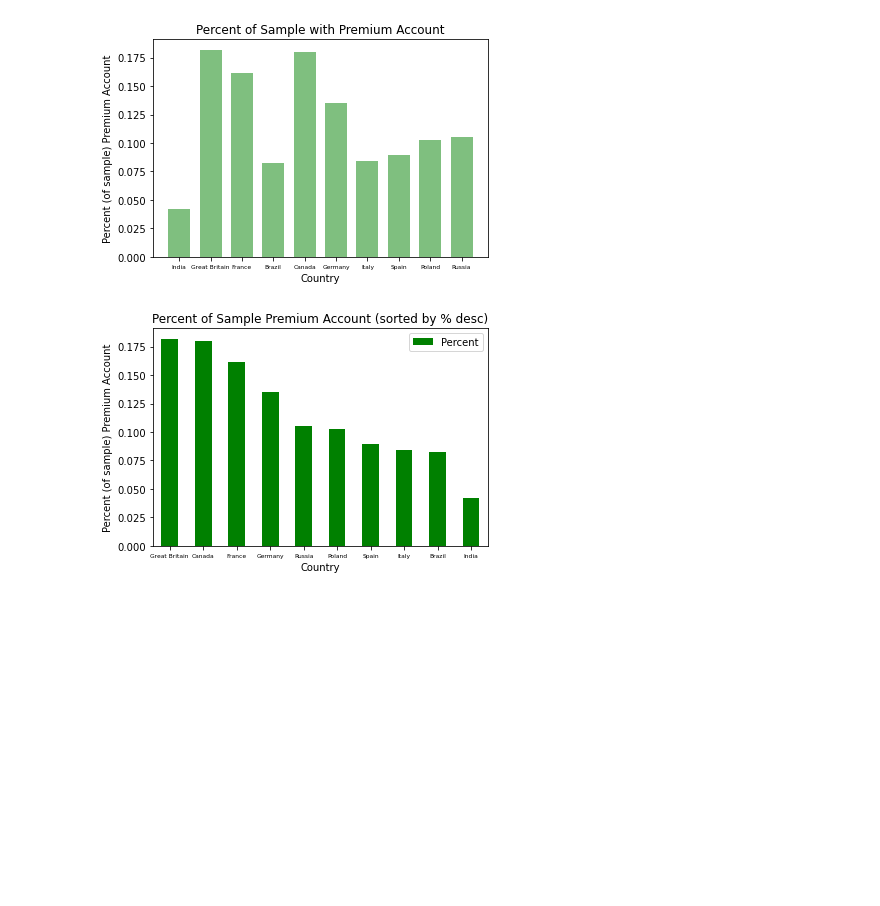
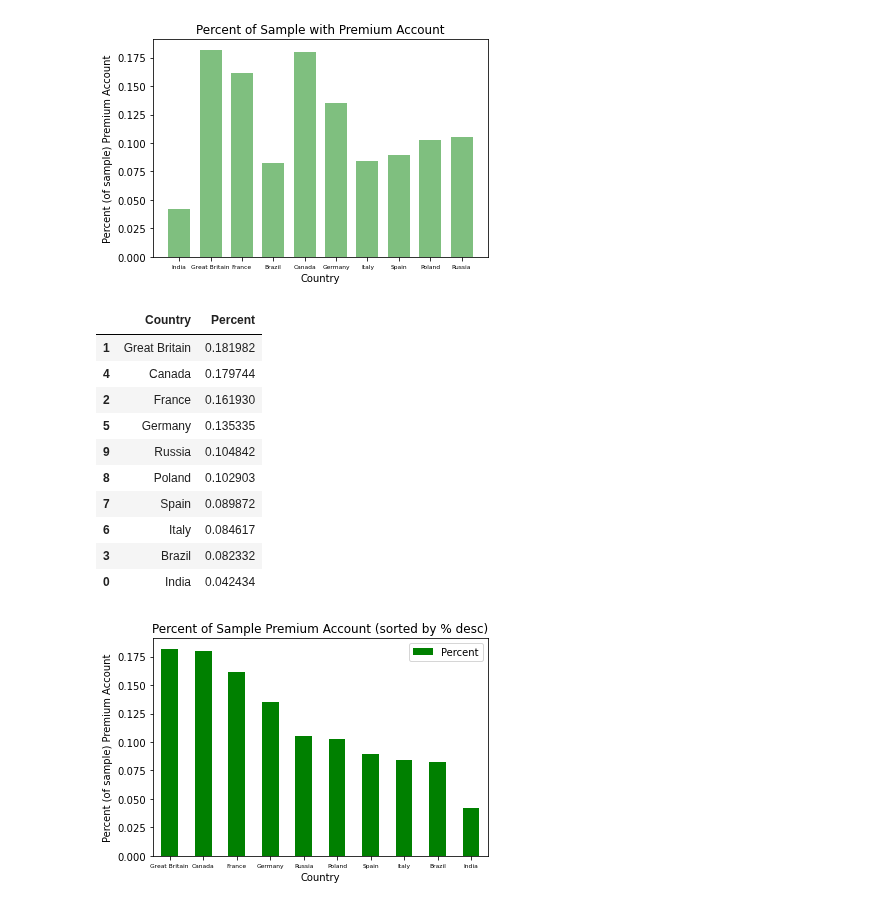
Before and after one commit to melissamonroe/who-plays-chess, a Jupyter notebook: ChessPremiumPy.ipynb, the cells around one changed output. Drawn from its saved outputs; the diff is of its cells as text; code cells hidden in the pictures; blank space fills up the shorter version.

```diff
--- a/ChessPremiumPy.ipynb
+++ b/ChessPremiumPy.ipynb
@@ -284,8 +284,22 @@ plt.savefig("figures/figure1_premium", dpi=300)
 # %%
 # create summary df to show countries sorted by highest percent
 premium_percent_sample_df = pd.DataFrame({"Country": countries,
                                        "Percent": percent_samples})
 premium_percent_sample_sorted_df = premium_percent_sample_df.sort_values(by=["Percent"], axis=0, ascending=False,ignore_index=False)
+
+premium_percent_sample_sorted_df
+# %% [output]
+|  | Country | Percent |
+| 1 | Great Britain | 0.181982 |
+| 4 | Canada | 0.179744 |
+| 2 | France | 0.161930 |
+| 5 | Germany | 0.135335 |
+| 9 | Russia | 0.104842 |
+| 8 | Poland | 0.102903 |
+| 7 | Spain | 0.089872 |
+| 6 | Italy | 0.084617 |
+| 3 | Brazil | 0.082332 |
+| 0 | India | 0.042434 |
 # %%
 # display bar plot
 ax = premium_percent_sample_sorted_df.plot.bar(x="Country", y="Percent", color="g", rot=90)
```
Also changed, not shown: 2 other files.
